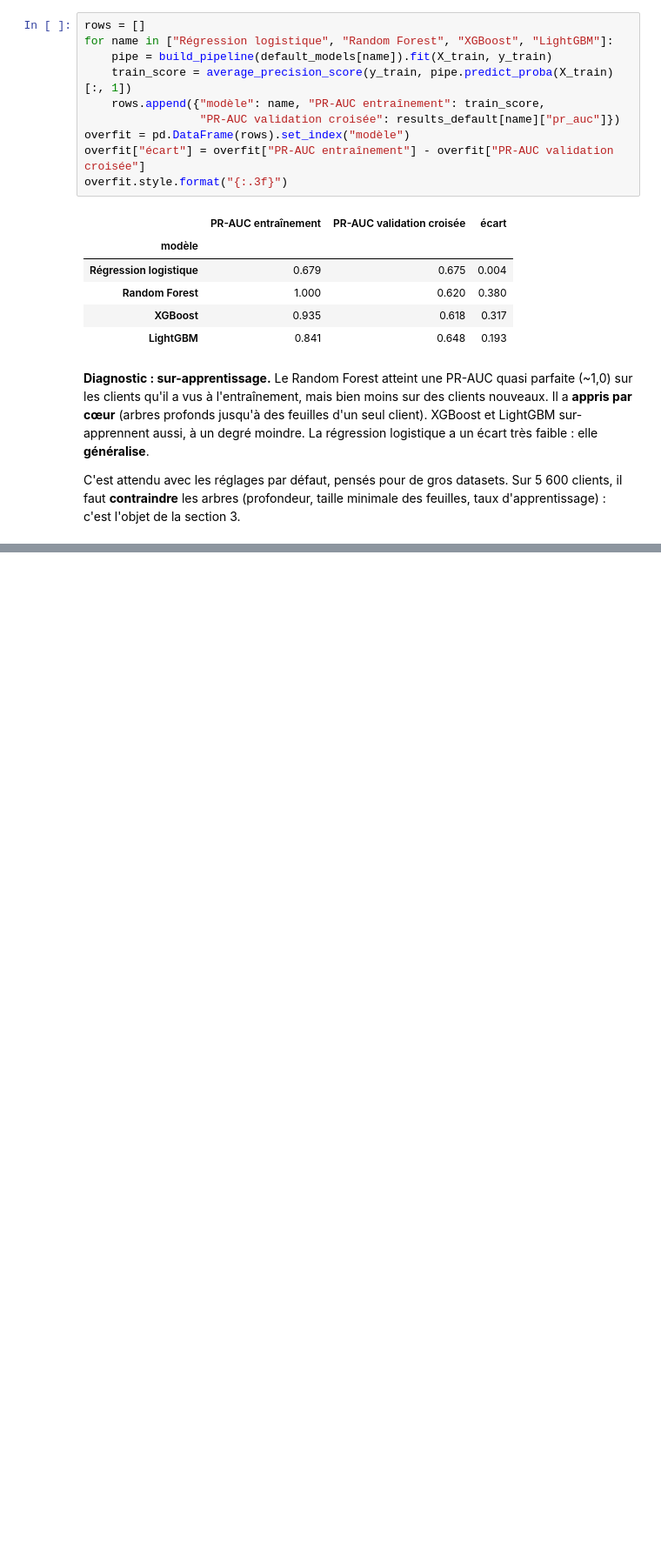
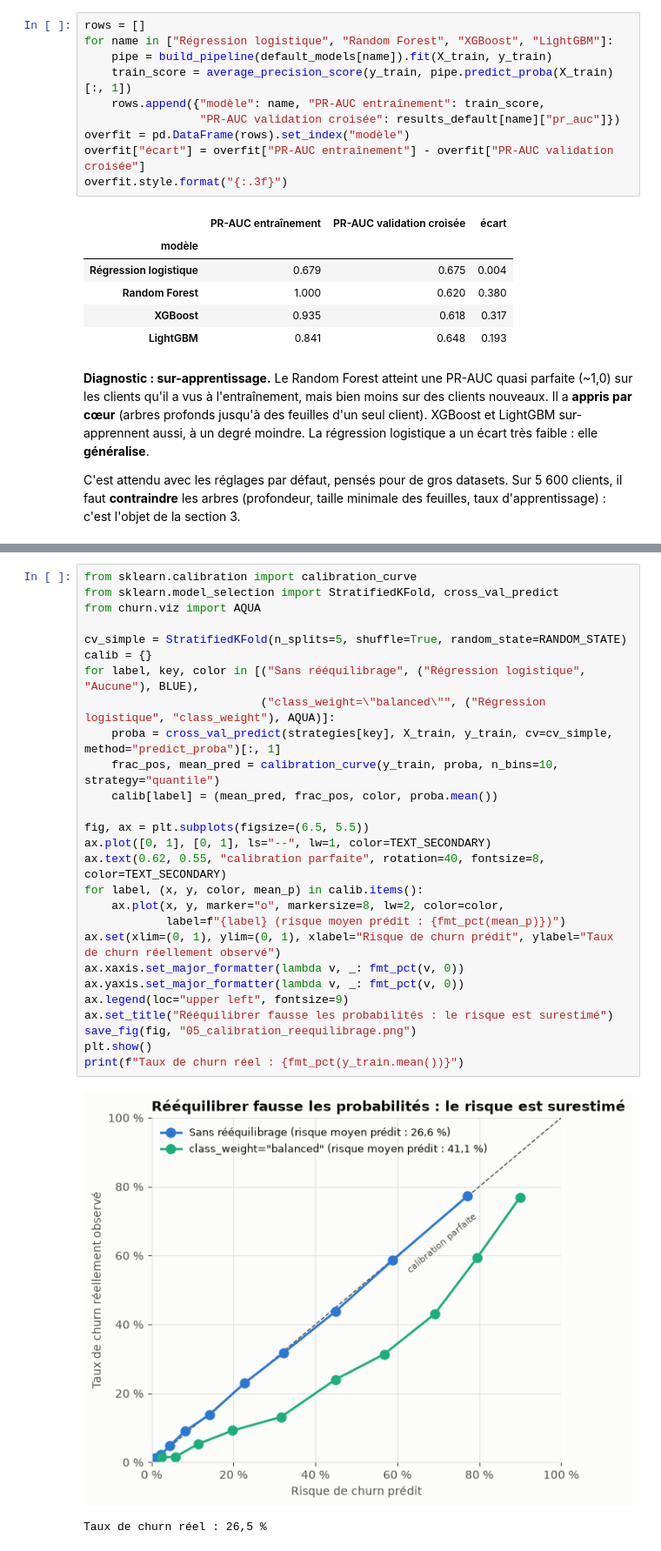
Before and after one commit to cheikhahmedtidiane/projet_churn_clients, a Jupyter notebook: notebooks/05_modelisation.ipynb, the cells around one changed output, grey strips where cells are left out. Shown at 87% size. Cells and saved outputs as stored; diff of their text form; blank space fills up the shorter version.

Commit message:
Phase 5.3 : déséquilibre des classes (class_weight, SMOTE) et calibration

```diff
--- a/notebooks/05_modelisation.ipynb
+++ b/notebooks/05_modelisation.ipynb
@@ -117,0 +165,30 @@ C'est attendu avec les réglages par défaut, pensés pour de gros datasets. Sur
+# %%
+from sklearn.calibration import calibration_curve
+from sklearn.model_selection import StratifiedKFold, cross_val_predict
+from churn.viz import AQUA
+
+cv_simple = StratifiedKFold(n_splits=5, shuffle=True, random_state=RANDOM_STATE)
+calib = {}
+for label, key, color in [("Sans rééquilibrage", ("Régression logistique", "Aucune"), BLUE),
+                          ("class_weight=\"balanced\"", ("Régression logistique", "class_weight"), AQUA)]:
+    proba = cross_val_predict(strategies[key], X_train, y_train, cv=cv_simple, method="predict_proba")[:, 1]
+    frac_pos, mean_pred = calibration_curve(y_train, proba, n_bins=10, strategy="quantile")
+    calib[label] = (mean_pred, frac_pos, color, proba.mean())
+
+fig, ax = plt.subplots(figsize=(6.5, 5.5))
+ax.plot([0, 1], [0, 1], ls="--", lw=1, color=TEXT_SECONDARY)
+ax.text(0.62, 0.55, "calibration parfaite", rotation=40, fontsize=8, color=TEXT_SECONDARY)
+for label, (x, y, color, mean_p) in calib.items():
+    ax.plot(x, y, marker="o", markersize=8, lw=2, color=color,
+            label=f"{label} (risque moyen prédit : {fmt_pct(mean_p)})")
+ax.set(xlim=(0, 1), ylim=(0, 1), xlabel="Risque de churn prédit", ylabel="Taux de churn réellement observé")
+ax.xaxis.set_major_formatter(lambda v, _: fmt_pct(v, 0))
+ax.yaxis.set_major_formatter(lambda v, _: fmt_pct(v, 0))
+ax.legend(loc="upper left", fontsize=9)
+ax.set_title("Rééquilibrer fausse les probabilités : le risque est surestimé")
+save_fig(fig, "05_calibration_reequilibrage.png")
+plt.show()
+print(f"Taux de churn réel : {fmt_pct(y_train.mean())}")
+# %% [output]
+[figure, added]
+Taux de churn réel : 26,5 %
```
Also changed, not shown: parts of 5 cells of this notebook, 2 other files.
